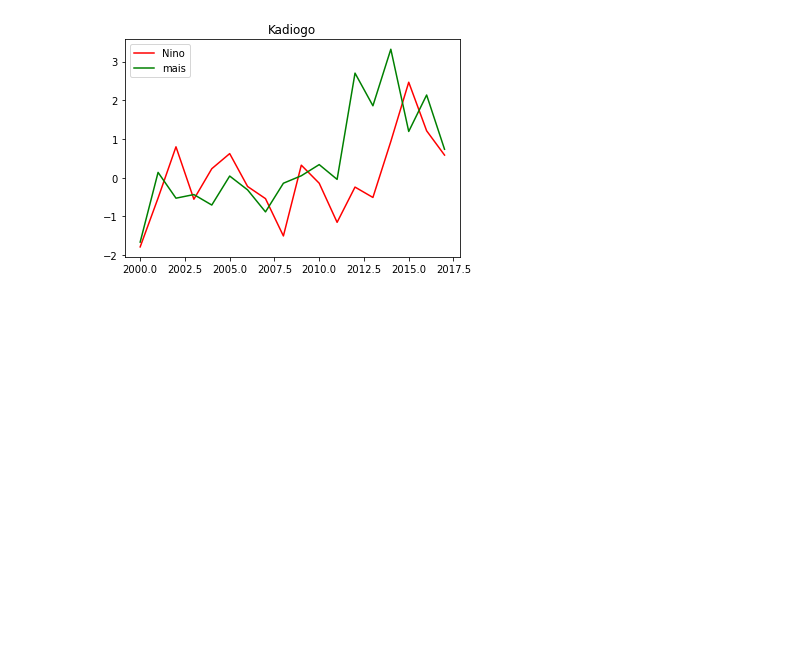
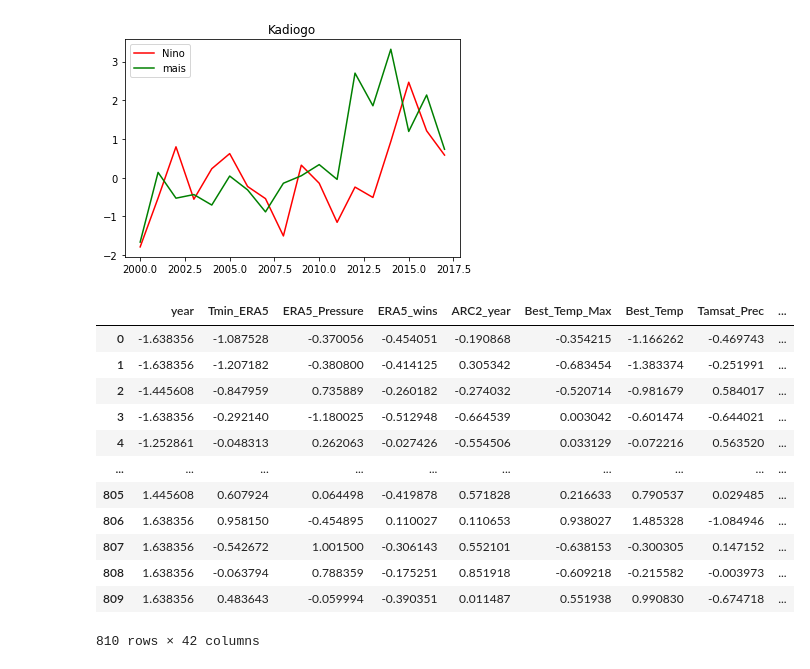
Before and after one commit to wamanagba/Crop_yield, a Jupyter notebook: python/dern/Untitled.ipynb, the cells around one changed output. Saved outputs shown, nothing was run; the diff lists cells and outputs as text; code cells hidden in the pictures; blank space fills up the shorter version.

```diff
--- a/python/dern/Untitled.ipynb
+++ b/python/dern/Untitled.ipynb
@@ -105,3 +105,20 @@ figures(dt,"Kadiogo")
 plt.savefig("C:\\Users\\Yacou\\Desktop\\Yacouba_New\\climte\\code\\Crop_yield\\python\\dern\\figure\\kadiogo3_mais.jpg")
 # %% [output]
 [figure]
+# %%
+dt=pd.concat([d1,d2],axis=1)
+dt
+# %% [output]
+|  | year | Tmin_ERA5 | ERA5_Pressure | ERA5_wins | ARC2_year | Best_Temp_Max | Best_Temp | Tamsat_Prec | ... |
+| 0 | -1.638356 | -1.087528 | -0.370056 | -0.454051 | -0.190868 | -0.354215 | -1.166262 | -0.469743 | ... |
+| 1 | -1.638356 | -1.207182 | -0.380800 | -0.414125 | 0.305342 | -0.683454 | -1.383374 | -0.251991 | ... |
+| 2 | -1.445608 | -0.847959 | 0.735889 | -0.260182 | -0.274032 | -0.520714 | -0.981679 | 0.584017 | ... |
+| 3 | -1.638356 | -0.292140 | -1.180025 | -0.512948 | -0.664539 | 0.003042 | -0.601474 | -0.644021 | ... |
+| 4 | -1.252861 | -0.048313 | 0.262063 | -0.027426 | -0.554506 | 0.033129 | -0.072216 | 0.563520 | ... |
+| ... | ... | ... | ... | ... | ... | ... | ... | ... | ... |
+| 805 | 1.445608 | 0.607924 | 0.064498 | -0.419878 | 0.571828 | 0.216633 | 0.790537 | 0.029485 | ... |
+| 806 | 1.638356 | 0.958150 | -0.454895 | 0.110027 | 0.110653 | 0.938027 | 1.485328 | -1.084946 | ... |
+| 807 | 1.638356 | -0.542672 | 1.001500 | -0.306143 | 0.552101 | -0.638153 | -0.300305 | 0.147152 | ... |
+| 808 | 1.638356 | -0.063794 | 0.788359 | -0.175251 | 0.851918 | -0.609218 | -0.215582 | -0.003973 | ... |
+| 809 | 1.638356 | 0.483643 | -0.059994 | -0.390351 | 0.011487 | 0.551938 | 0.990830 | -0.674718 | ... |
+810 rows × 42 columns
```
Also changed, not shown: parts of 3 cells of this notebook, 11 other files.
